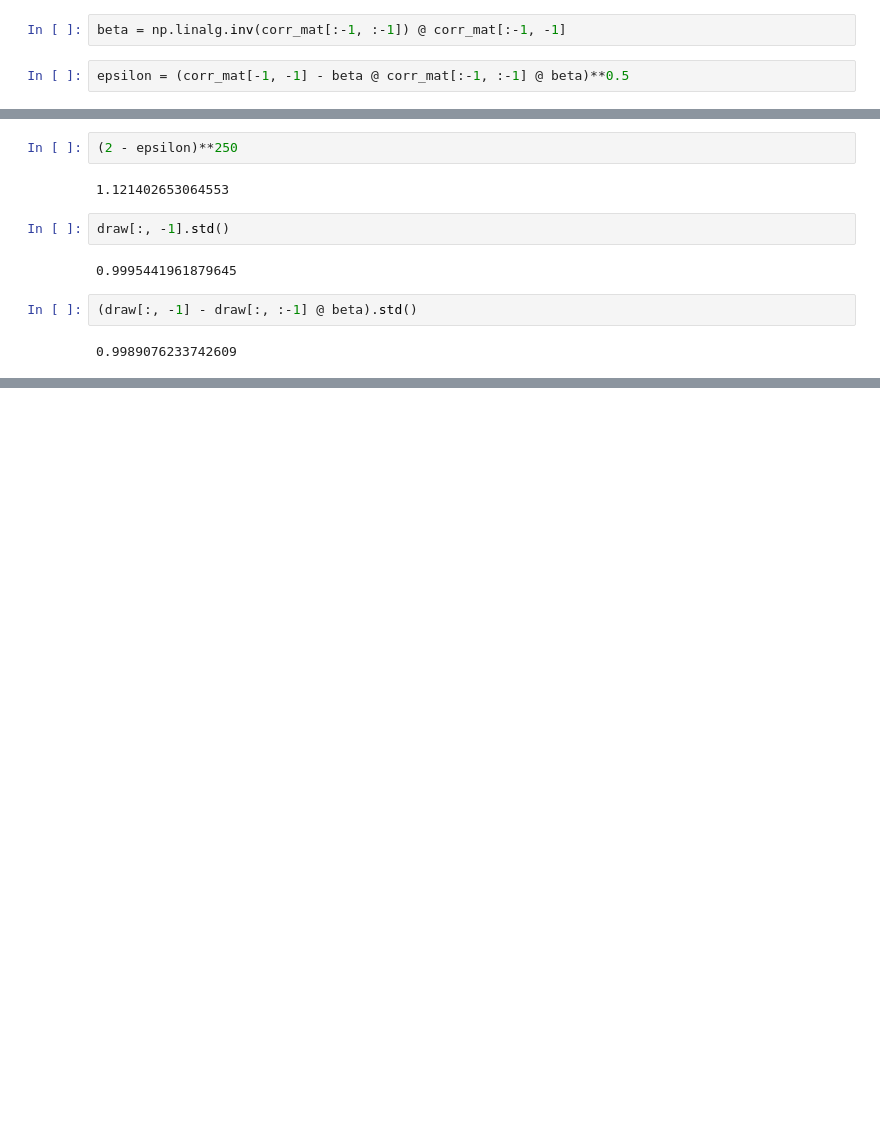
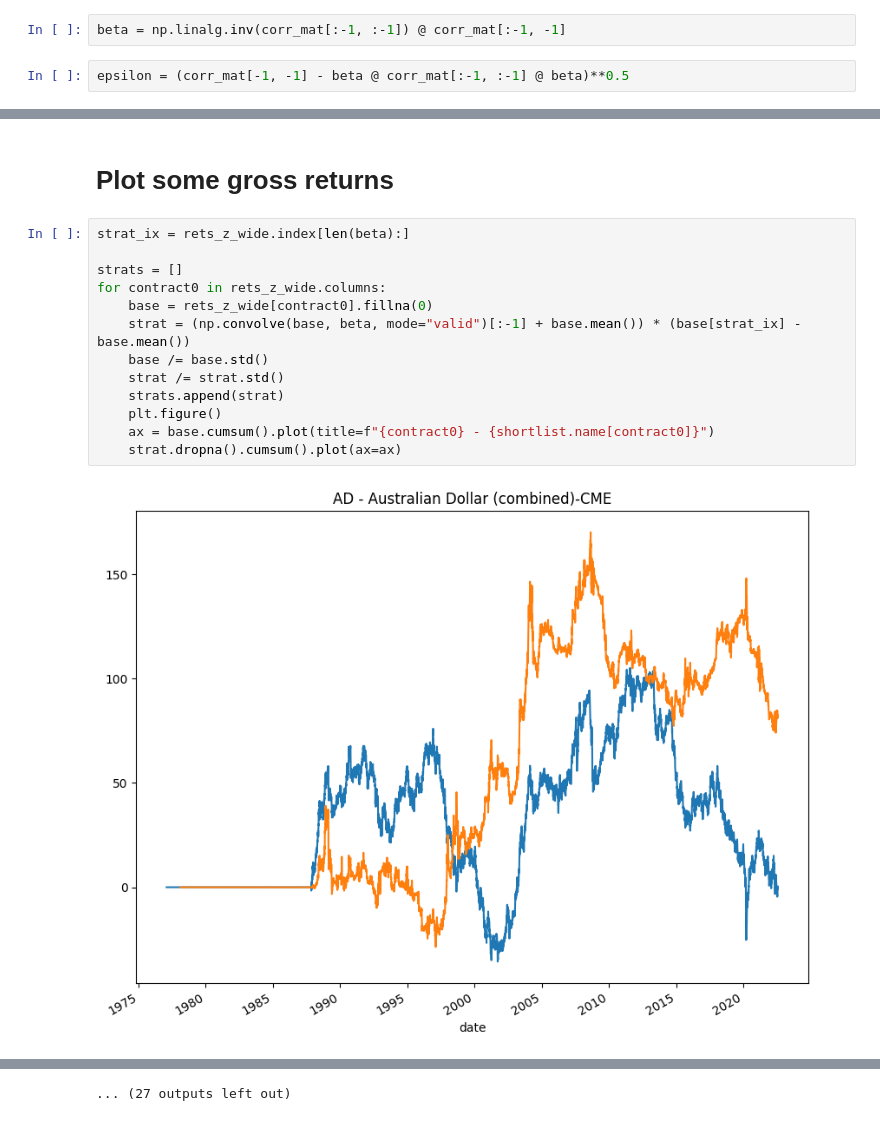
Before and after one commit to chiaolun/trend_following, a Jupyter notebook: acf.ipynb, the cells around one changed output, grey strips where cells are left out. Cells and saved outputs as stored; diff of their text form; blank space fills up the shorter version.

```diff
--- a/acf.ipynb
+++ b/acf.ipynb
@@ -111,12 +114,17 @@ draw = np.random.randn(100000, corr_vec.shape[0]) @ chol_mat
-# %%
-(2 - epsilon)**250
-# %% [output]
-1.121402653064553
-# %%
-draw[:, -1].std()
-# %% [output]
-0.9995441961879645
-# %%
-(draw[:, -1] - draw[:, :-1] @ beta).std()
-# %% [output]
-0.9989076233742609
+# %% [markdown]
+# Plot some gross returns
+# %%
+strat_ix = rets_z_wide.index[len(beta):]
+
+strats = []
+for contract0 in rets_z_wide.columns:
+    base = rets_z_wide[contract0].fillna(0)
+    strat = (np.convolve(base, beta, mode="valid")[:-1] + base.mean()) * (base[strat_ix] - base.mean())
+    base /= base.std()
+    strat /= strat.std()
+    strats.append(strat)
+    plt.figure()
+    ax = base.cumsum().plot(title=f"{contract0} - {shortlist.name[contract0]}")
+    strat.dropna().cumsum().plot(ax=ax)
+# %% [output]
+[figure, added]
@@ -122,0 +142 @@ draw[:, -1].std()
+... (27 outputs left out)
```
Also changed, not shown: parts of 23 cells of this notebook, 6 other files.
